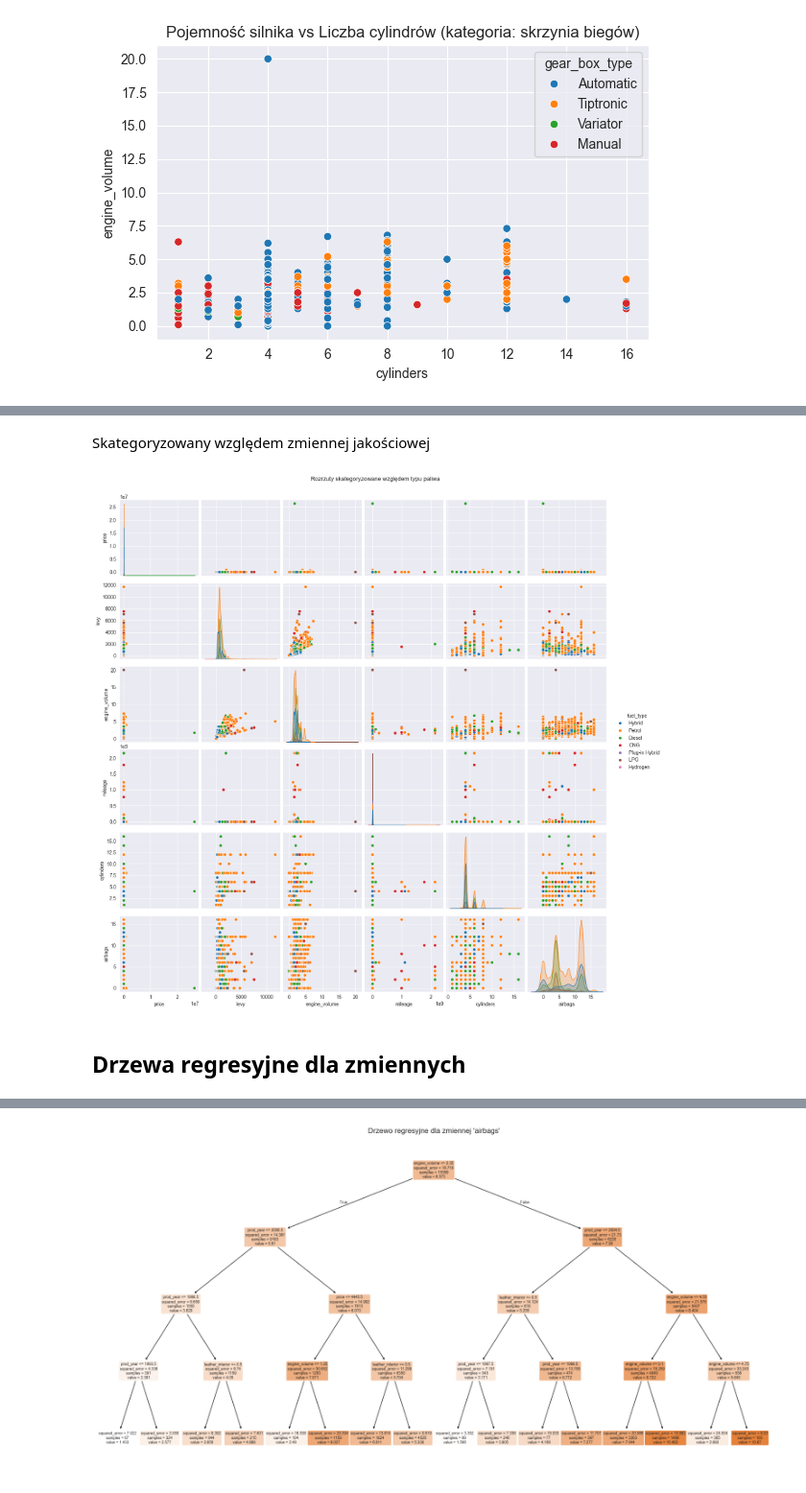
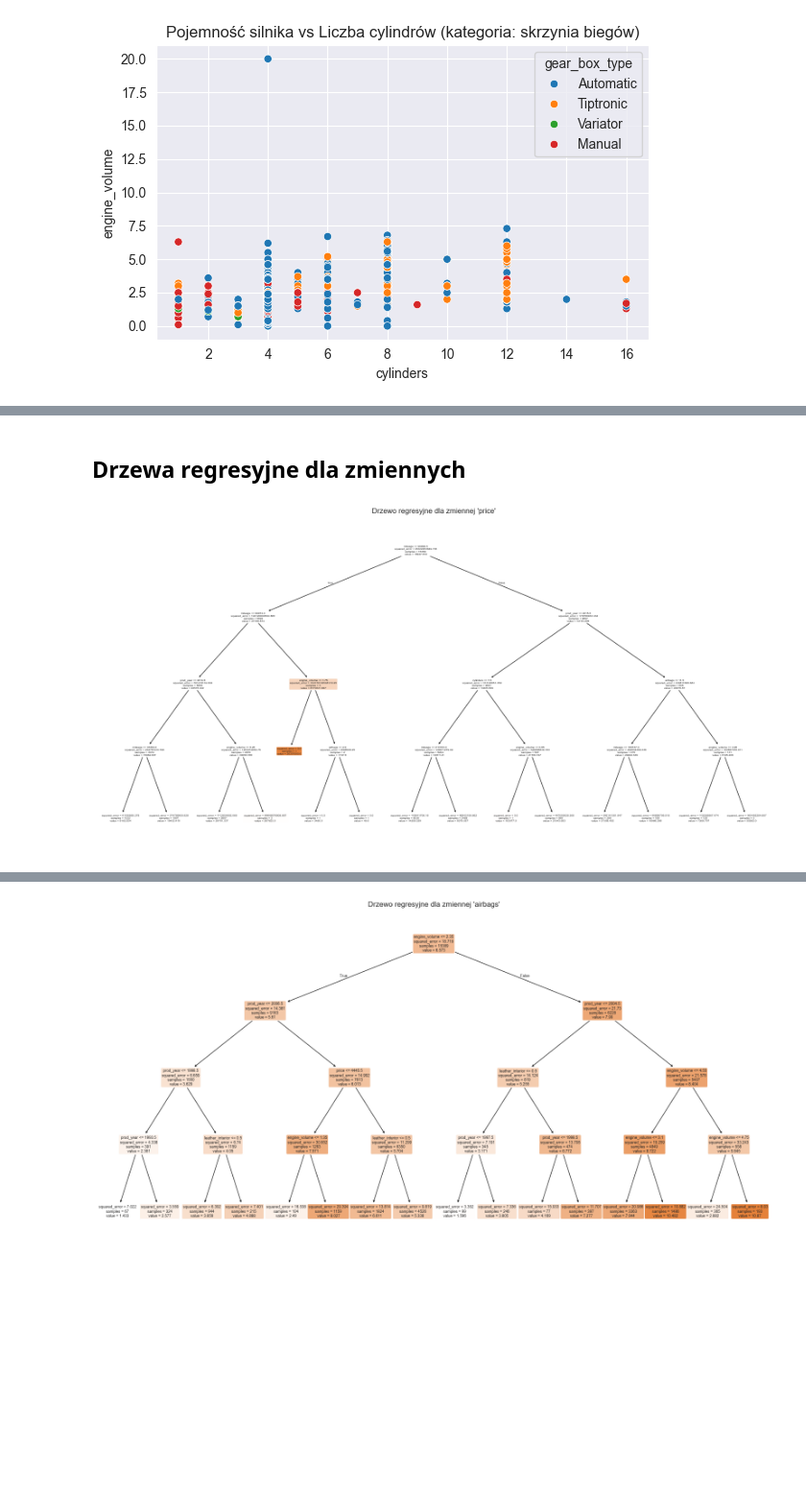
Before and after one commit to julia6twp/eksploracja_projekt, a Jupyter notebook: model1.ipynb, the cells around one changed output, grey strips where cells are left out. Shown at 96% size. Cells and saved outputs as stored; diff of their text form; code cells hidden in the pictures; blank space fills up the shorter version.

```diff
--- a/model1.ipynb
+++ b/model1.ipynb
@@ -631,10 +557,24 @@ plt.show()
-# %% [markdown]
-Skategoryzowany względem zmiennej jakościowej
-# %%
-sns.pairplot(df[quantitative_cols + ['fuel_type']], hue='fuel_type')
-plt.suptitle("Rozrzuty skategoryzowane względem typu paliwa", y=1.02)
-plt.show()
-# %% [output]
-[figure, removed]
 # %% [markdown]
 ## Drzewa regresyjne dla zmiennych
+# %%
+# Zmienna zależna dla h1
+y = df['price']
+
+# Zmienne objaśniające
+features = ['prod_year', 'engine_volume','leather_interior', 'mileage', 'cylinders', 'airbags']
+
+X = df[features].copy()
+X = X.fillna(0)
+y = y.fillna(0)
+
+X_train, X_test, y_train, y_test = train_test_split(X, y, test_size=0.2, random_state=42)
+
+tree = DecisionTreeRegressor(max_depth=4, random_state=42)
+tree.fit(X_train, y_train)
+
+plt.figure(figsize=(20,10))
+plot_tree(tree, feature_names=features, filled=True, rounded=True)
+plt.title("Drzewo regresyjne dla zmiennej 'price'")
+plt.show()
+# %% [output]
+[figure, added]
```
Also changed, not shown: parts of 20 cells of this notebook.
